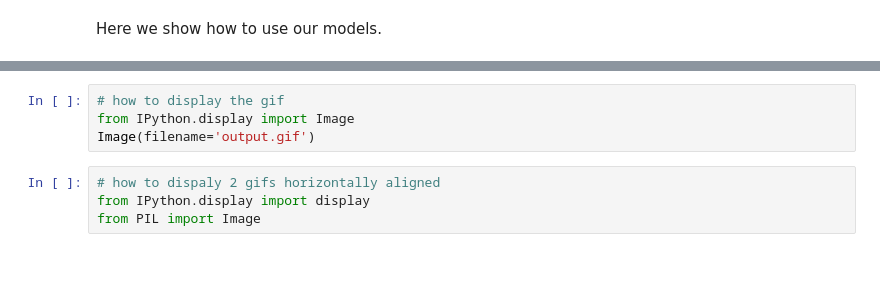
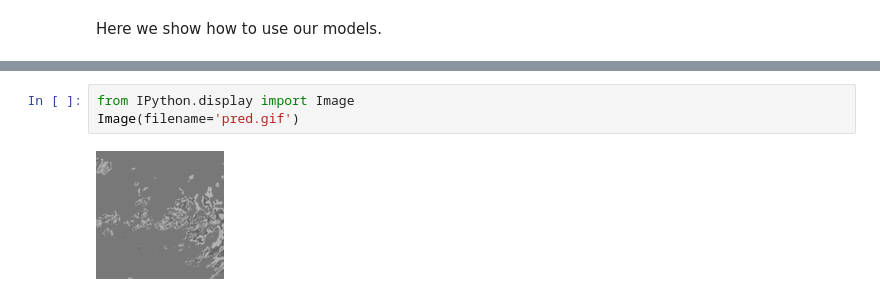
Before and after one commit to mzampar/Deep-Learning-Project, a Jupyter notebook: display/display_results.ipynb, the cells around one changed output, grey strips where cells are left out. Saved outputs shown, nothing was run; the diff lists cells and outputs as text; blank space fills up the shorter version.

```diff
--- a/display/display_results.ipynb
+++ b/display/display_results.ipynb
@@ -58,8 +117,5 @@ frames[0].save('output.gif', save_all=True, append_images=frames[1:], duration=1
 # %%
-# how to display the gif
 from IPython.display import Image
-Image(filename='output.gif')
+Image(filename='pred.gif')
+# %% [output]
+[figure, added]
-# %%
-# how to dispaly 2 gifs horizontally aligned
-from IPython.display import display
-from PIL import Image
```
Also changed, not shown: parts of 7 cells of this notebook, 6 other files.
